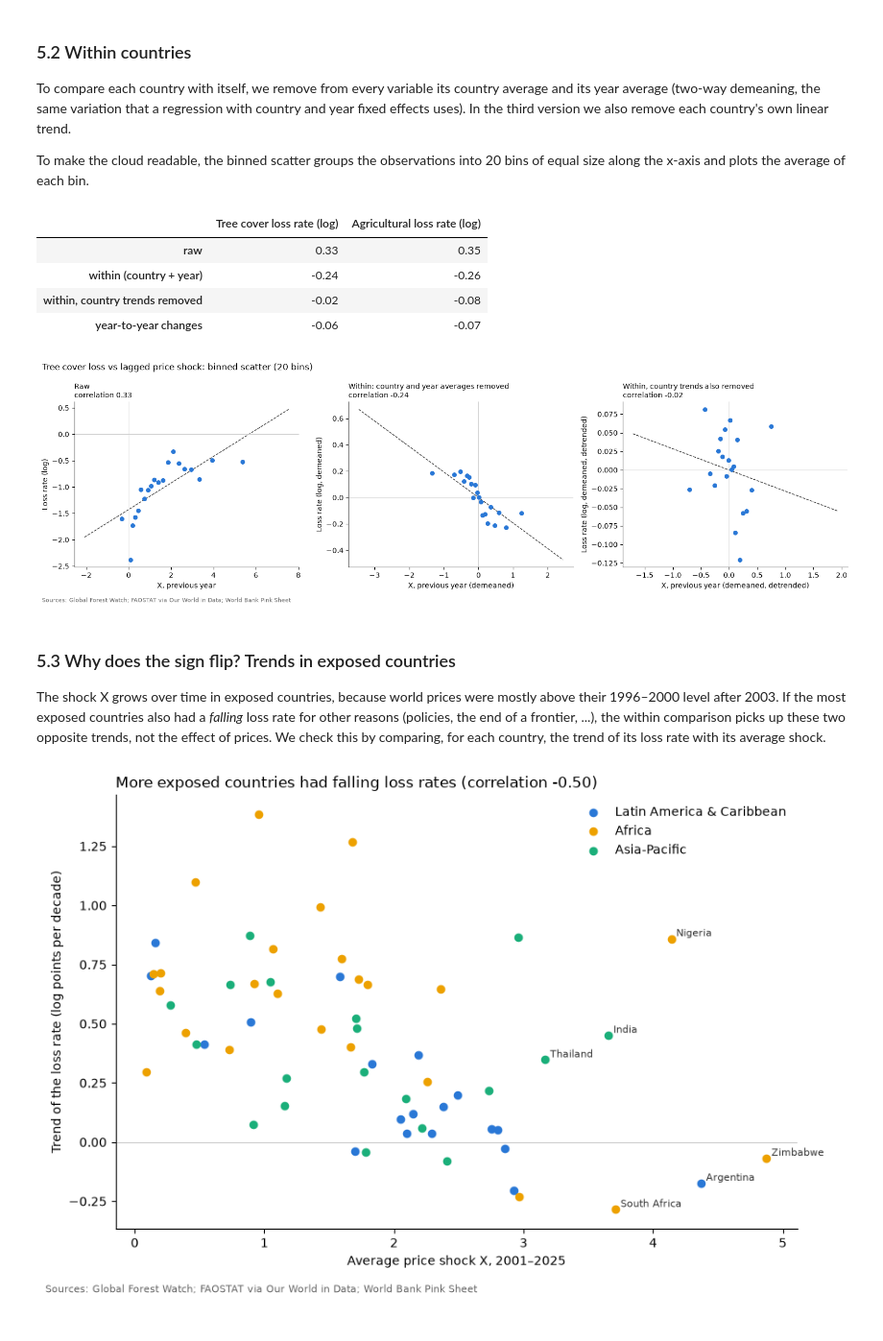
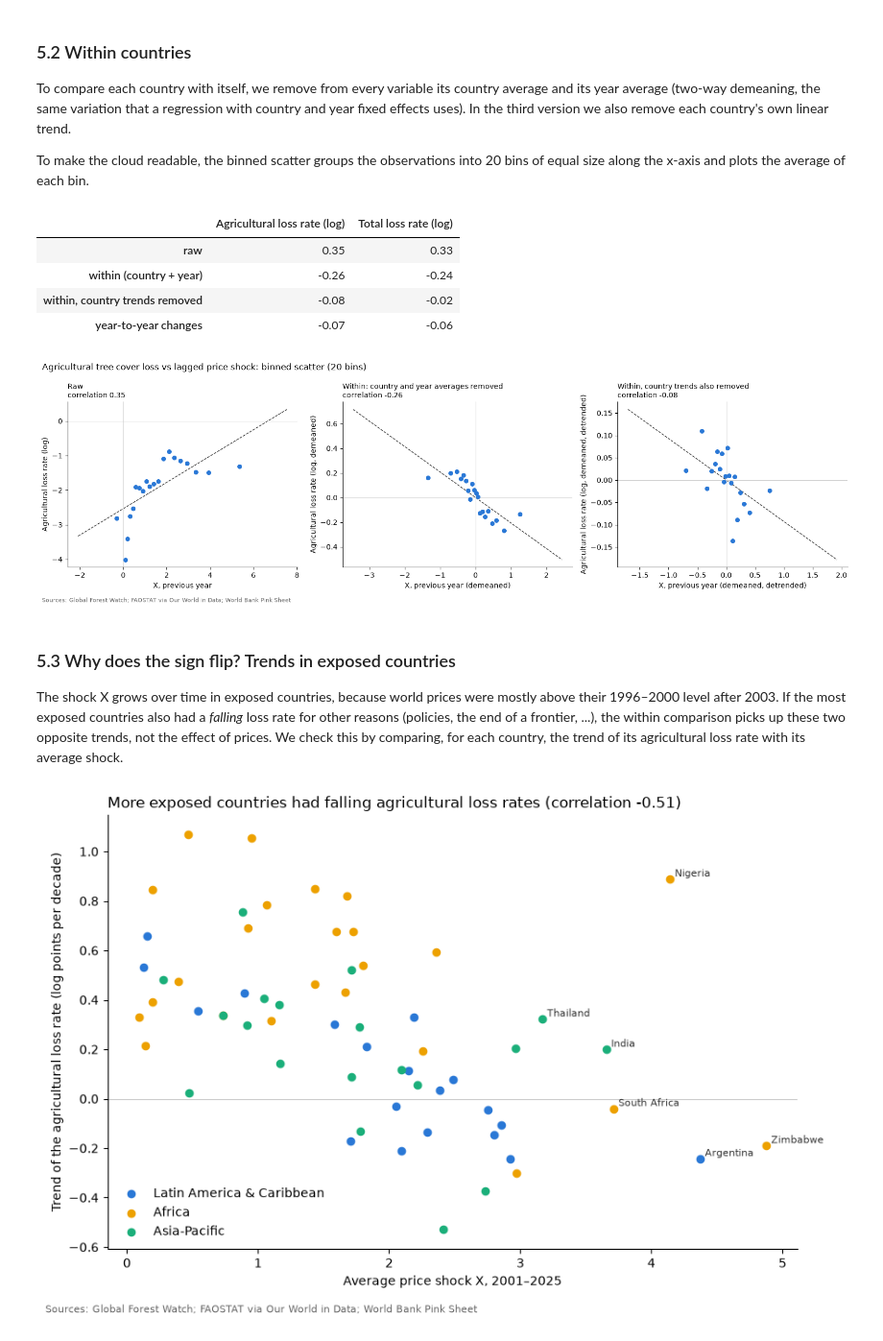
Before and after one commit to AndrewEberhardt/DataScienceProject, a Jupyter notebook: notebooks/2-Bivariate-Data.ipynb, the cells around one changed output. Shown at 96% size. Drawn from its saved outputs; the diff is of its cells as text; code cells hidden in the pictures.

```diff
--- a/notebooks/2-Bivariate-Data.ipynb
+++ b/notebooks/2-Bivariate-Data.ipynb
@@ -267,7 +269,9 @@ We look at the relationship in three ways, from the rawest to the most demanding
 shock = pd.read_csv(PROCESSED + "shock_panel.csv")
 print(shock.shape, "|", shock.iso3.nunique(), "countries,", shock.year.min(), "-", shock.year.max())
 
-OUTCOMES = {"log_loss_rate": "Tree cover loss rate (log)", "log_agri_loss_rate": "Agricultural loss rate (log)"}
+# main outcome first: agricultural loss rate; total loss rate as robustness
+OUTCOMES = {"log_agri_loss_rate": "Agricultural loss rate (log)", "log_loss_rate": "Total loss rate (log)"}
+MAIN_Y = "log_agri_loss_rate"
 REGION_COLORS = {"Latin America & Caribbean": "#2a78d6", "Africa": "#eda100", "Asia-Pacific": "#1baf7a"}
 shock[["shock", "shock_lag1"] + list(OUTCOMES)].describe().round(2)
 # %% [output]
@@ -338,11 +342,11 @@ summary = pd.DataFrame({
 }, index=list(OUTCOMES.values())).T
 summary.round(2)
 # %% [output]
-|  | Tree cover loss rate (log) | Agricultural loss rate (log) |
-| raw | 0.33 | 0.35 |
-| within (country + year) | -0.24 | -0.26 |
-| within, country trends removed | -0.02 | -0.08 |
-| year-to-year changes | -0.06 | -0.07 |
+|  | Agricultural loss rate (log) | Total loss rate (log) |
+| raw | 0.35 | 0.33 |
+| within (country + year) | -0.26 | -0.24 |
+| within, country trends removed | -0.08 | -0.02 |
+| year-to-year changes | -0.07 | -0.06 |
 # %%
 def binscatter(ax, x, y, bins=20, color="#2a78d6"):
     d = pd.DataFrame({"x": x, "y": y}).dropna()
@@ -358,57 +362,57 @@ def binscatter(ax, x, y, bins=20, color="#2a78d6"):
     return d["x"].corr(d["y"])
 
 
-y = "log_loss_rate"
+y = MAIN_Y
 fig, axes = plt.subplots(1, 3, figsize=(16, 4.8))
 panels = [
-    (shock["shock_lag1"], shock[y], "Raw", "X, previous year", "Loss rate (log)"),
-    (within["shock_lag1"], within[y], "Within: country and year averages removed", "X, previous year (demeaned)", "Loss rate (log, demeaned)"),
-    (within["shock_lag1_detr"], within[y + "_detr"], "Within, country trends also removed", "X, previous year (demeaned, detrended)", "Loss rate (log, demeaned, detrended)"),
+    (shock["shock_lag1"], shock[y], "Raw", "X, previous year", "Agricultural loss rate (log)"),
+    (within["shock_lag1"], within[y], "Within: country and year averages removed", "X, previous year (demeaned)", "Agricultural loss rate (log, demeaned)"),
+    (within["shock_lag1_detr"], within[y + "_detr"], "Within, country trends also removed", "X, previous year (demeaned, detrended)", "Agricultural loss rate (log, demeaned, detrended)"),
 ]
 for ax, (xv, yv, title, xl, yl) in zip(axes, panels):
     r = binscatter(ax, xv, yv)
     ax.set_title(f"{title}\ncorrelation {r:.2f}", loc="left", fontsize=10)
     ax.set_xlabel(xl)
     ax.set_ylabel(yl)
-fig.suptitle("Tree cover loss vs lagged price shock: binned scatter (20 bins)", x=0.01, ha="left")
+fig.suptitle("Agricultural tree cover loss vs lagged price shock: binned scatter (20 bins)", x=0.01, ha="left")
 add_source(fig)
 plt.tight_layout(rect=(0, 0.03, 1, 1))
 fig.savefig(FIGURES + "bivariate_within.png", dpi=200, bbox_inches="tight")
 plt.show()
 # %% [output]
-[figure, old version]
+[figure, new version]
 # %% [markdown]
 ### 5.3 Why does the sign flip? Trends in exposed countries
 
-The shock X grows over time in exposed countries, because world prices were mostly above their 1996–2000 level after 2003. If the most exposed countries also had a *falling* loss rate for other reasons (policies, the end of a frontier, ...), the within comparison picks up these two opposite trends, not the effect of prices. We check this by comparing, for each country, the trend of its loss rate with its average shock.
+The shock X grows over time in exposed countries, because world prices were mostly above their 1996–2000 level after 2003. If the most exposed countries also had a *falling* loss rate for other reasons (policies, the end of a frontier, ...), the within comparison picks up these two opposite trends, not the effect of prices. We check this by comparing, for each country, the trend of its agricultural loss rate with its average shock.
 # %%
 trend = (shock.groupby(["iso3", "country", "region"])
               .apply(lambda g: pd.Series({
-                  "loss_trend": np.polyfit(g["year"], g["log_loss_rate"], 1)[0] * 10,  # change per decade
+                  "loss_trend": np.polyfit(g["year"], g[MAIN_Y], 1)[0] * 10,  # change per decade
                   "mean_shock": g["shock"].mean(),
               }), include_groups=False)
               .reset_index())
 r = trend["loss_trend"].corr(trend["mean_shock"])
 
 fig, ax = plt.subplots(figsize=(9, 6))
 for region, col in REGION_COLORS.items():
     d = trend[trend.region == region]
     ax.scatter(d["mean_shock"], d["loss_trend"], color=col, s=35, label=region)
 for _, row in trend.nlargest(6, "mean_shock").iterrows():
     ax.annotate(row["country"], (row["mean_shock"], row["loss_trend"]), fontsize=8, color="#333333",
                 xytext=(4, 2), textcoords="offset points")
 ax.axhline(0, color="#cccccc", linewidth=0.8)
-ax.set_title(f"More exposed countries had falling loss rates (correlation {r:.2f})", loc="left")
+ax.set_title(f"More exposed countries had falling agricultural loss rates (correlation {r:.2f})", loc="left")
 ax.set_xlabel("Average price shock X, 2001–2025")
-ax.set_ylabel("Trend of the loss rate (log points per decade)")
+ax.set_ylabel("Trend of the agricultural loss rate (log points per decade)")
 ax.legend(frameon=False)
 ax.spines[["top", "right"]].set_visible(False)
 add_source(fig)
 plt.tight_layout(rect=(0, 0.03, 1, 1))
 fig.savefig(FIGURES + "bivariate_trends.png", dpi=200, bbox_inches="tight")
 plt.show()
 # %% [output]
-[figure, old version]
+[figure, new version]
 # %% [markdown]
 ### 5.4 Does the relationship depend on how much forest is left?
 
```
Also changed, not shown: parts of 10 cells of this notebook, 5 other files.
